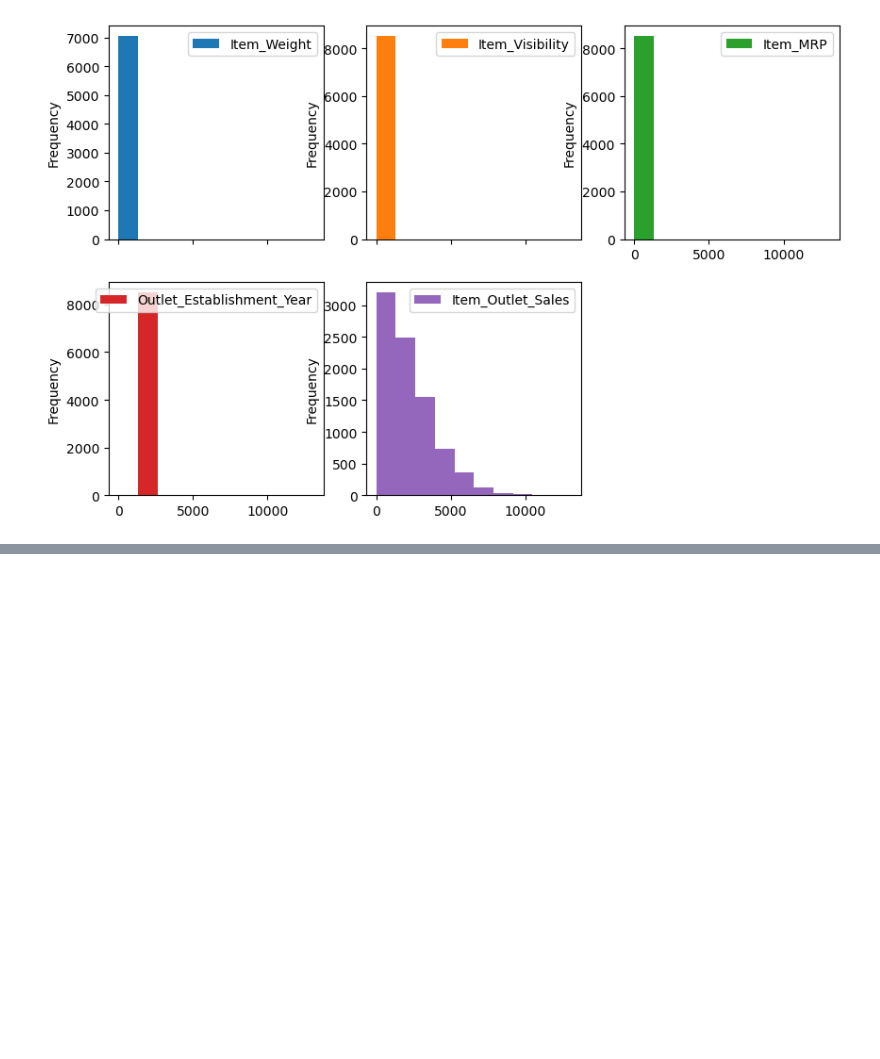
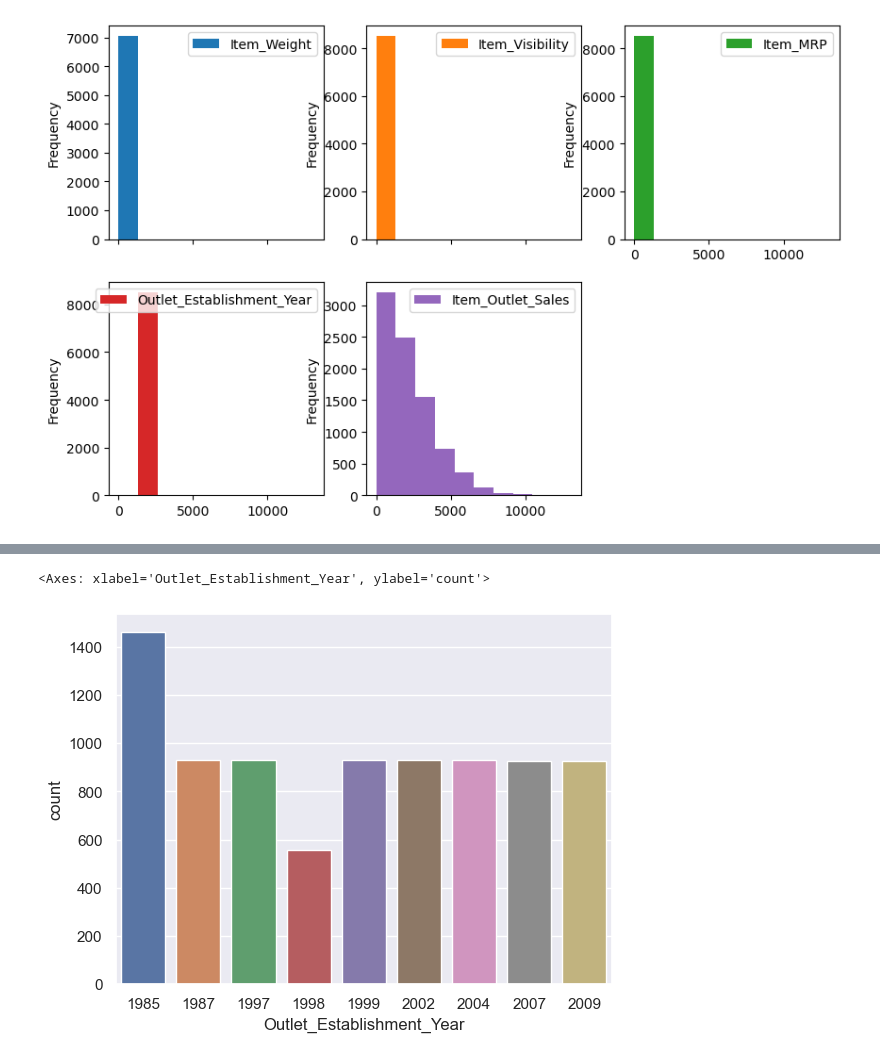
Before and after one commit to mageshyt/Machine-Learning-2023, a Jupyter notebook: projects/Store Sales.ipynb, the cells around one changed output, grey strips where cells are left out. Saved outputs shown, nothing was run; the diff lists cells and outputs as text; code cells hidden in the pictures; blank space fills up the shorter version.

```diff
--- a/projects/Store Sales.ipynb
+++ b/projects/Store Sales.ipynb
@@ -83,0 +214,5 @@ array([[<Axes: ylabel='Frequency'>, <Axes: ylabel='Frequency'>,
+# %%
+sns.countplot(x='Outlet_Establishment_Year',data=df)
+# %% [output]
+<Axes: xlabel='Outlet_Establishment_Year', ylabel='count'>
+[figure, added]
```
Also changed, not shown: parts of 19 cells of this notebook.
